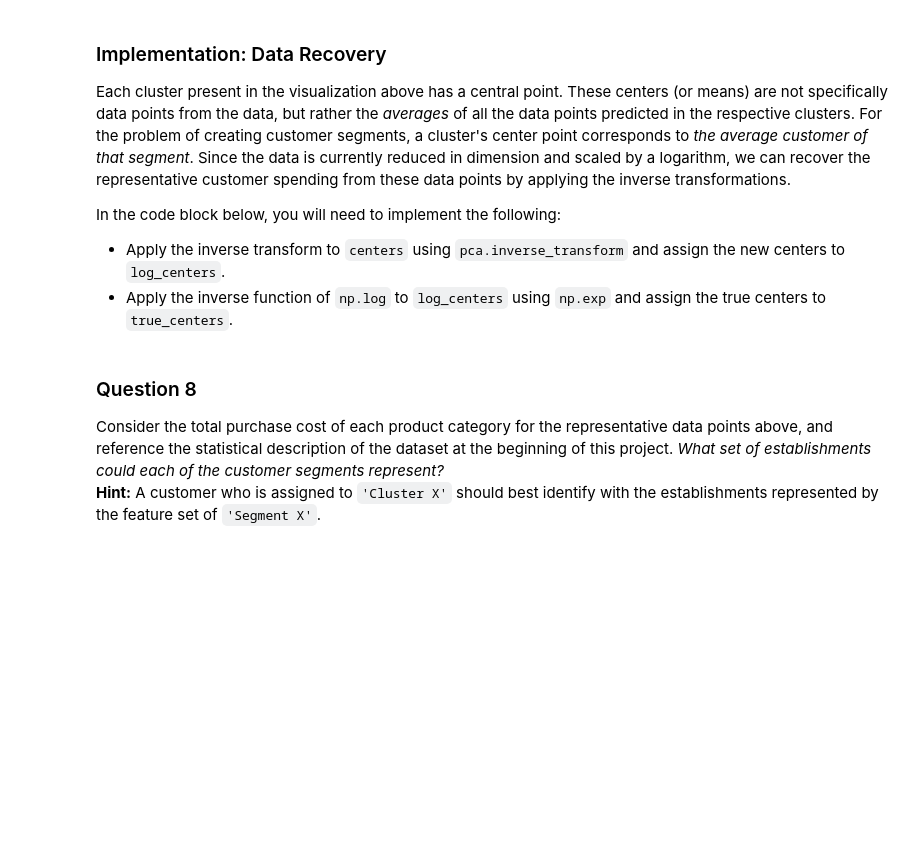
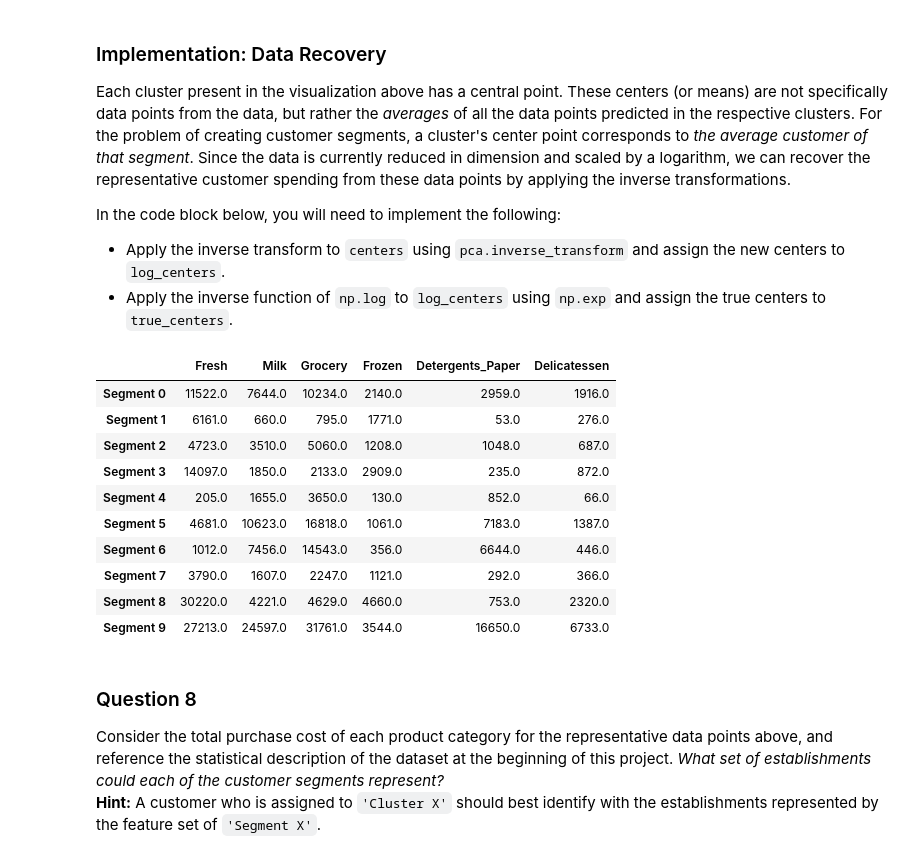
Before and after one commit to rcmckee/Machine-Learning-Nanodegreee, a Jupyter notebook: creating_customer_segments/customer_segments.ipynb, the cells around one changed output. Cells and saved outputs as stored; diff of their text form; code cells hidden in the pictures; blank space fills up the shorter version.

```diff
--- a/creating_customer_segments/customer_segments.ipynb
+++ b/creating_customer_segments/customer_segments.ipynb
@@ -408,21 +408,22 @@ In the code block below, you will need to implement the following:
    - Assign the silhouette score to `score` and print the result.
 # %%
 from sklearn.cluster import KMeans
-from sklearn.metrics import silhouette_score
+from sklearn.metrics import silhouette_samples, silhouette_score
 # TODO: Apply your clustering algorithm of choice to the reduced data
-clusterer = KMeans(n_clusters=1, random_state=1).fit(reduced_data)
+clusterer = KMeans(n_clusters=10, random_state=1)
+cluster_labels = clusterer.fit_predict(reduced_data)
 
 
 # TODO: Predict the cluster for each data point
 preds = clusterer.predict(reduced_data)
 type(preds)
 # TODO: Find the cluster centers
-centers = preds.find_centers()
+centers = clusterer.cluster_centers_
 
 # TODO: Predict the cluster for each transformed sample data point
 sample_preds = clusterer.predict(pca_samples)
 
 # TODO: Calculate the mean silhouette coefficient for the number of clusters chosen
-score = silhouette_score(reduced_data,centers)
-#print score
+score = silhouette_score(reduced_data,cluster_labels)
+print score
 # %% [output]
@@ -449,16 +461,28 @@ In the code block below, you will need to implement the following:
  - Apply the inverse function of `np.log` to `log_centers` using `np.exp` and assign the true centers to `true_centers`.
 # %%
 # TODO: Inverse transform the centers
-log_centers = None
+log_centers = pca.inverse_transform(centers)
 
 # TODO: Exponentiate the centers
-true_centers = None
+true_centers = np.exp(log_centers)
 
 # Display the true centers
 segments = ['Segment {}'.format(i) for i in range(0,len(centers))]
 true_centers = pd.DataFrame(np.round(true_centers), columns = data.keys())
 true_centers.index = segments
 display(true_centers)
+# %% [output]
+|  | Fresh | Milk | Grocery | Frozen | Detergents_Paper | Delicatessen |
+| Segment 0 | 11522.0 | 7644.0 | 10234.0 | 2140.0 | 2959.0 | 1916.0 |
+| Segment 1 | 6161.0 | 660.0 | 795.0 | 1771.0 | 53.0 | 276.0 |
+| Segment 2 | 4723.0 | 3510.0 | 5060.0 | 1208.0 | 1048.0 | 687.0 |
+| Segment 3 | 14097.0 | 1850.0 | 2133.0 | 2909.0 | 235.0 | 872.0 |
+| Segment 4 | 205.0 | 1655.0 | 3650.0 | 130.0 | 852.0 | 66.0 |
+| Segment 5 | 4681.0 | 10623.0 | 16818.0 | 1061.0 | 7183.0 | 1387.0 |
+| Segment 6 | 1012.0 | 7456.0 | 14543.0 | 356.0 | 6644.0 | 446.0 |
+| Segment 7 | 3790.0 | 1607.0 | 2247.0 | 1121.0 | 292.0 | 366.0 |
+| Segment 8 | 30220.0 | 4221.0 | 4629.0 | 4660.0 | 753.0 | 2320.0 |
+| Segment 9 | 27213.0 | 24597.0 | 31761.0 | 3544.0 | 16650.0 | 6733.0 |
 # %% [markdown]
 ### Question 8
 Consider the total purchase cost of each product category for the representative data points above, and reference the statistical description of the dataset at the beginning of this project. *What set of establishments could each of the customer segments represent?*
```
Also changed, not shown: parts of 6 cells of this notebook.
